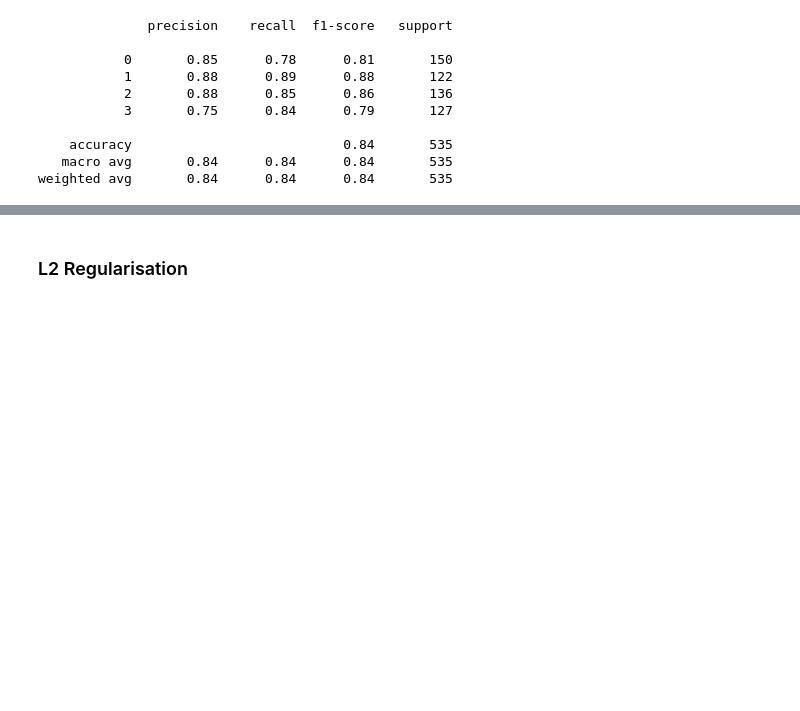
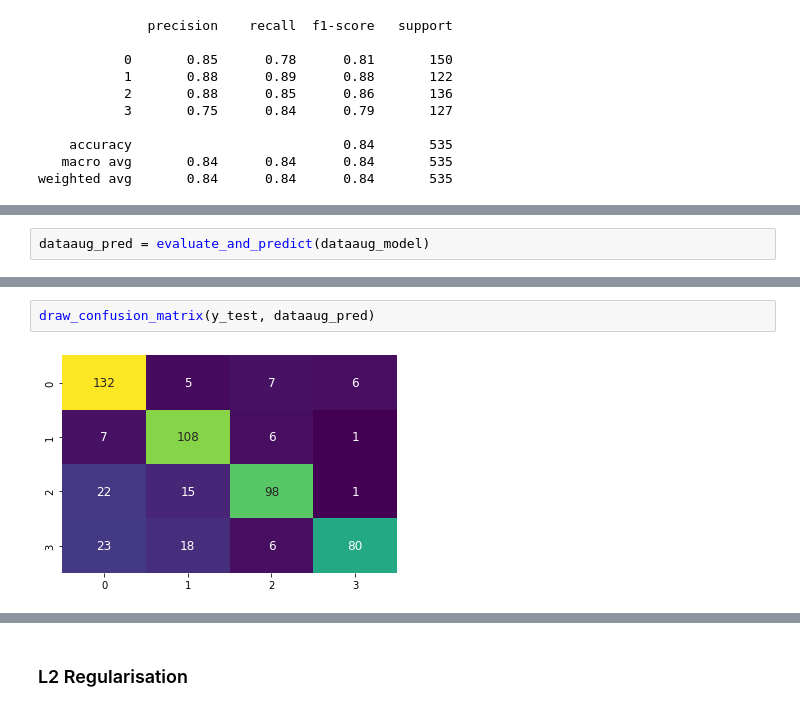
Before and after one commit to sur-sakthy/computer-vision, a Jupyter notebook: Assignment_1.ipynb, the cells around one changed output, grey strips where cells are left out. Saved outputs shown, nothing was run; the diff lists cells and outputs as text; blank space fills up the shorter version.

```diff
--- a/Assignment_1.ipynb
+++ b/Assignment_1.ipynb
@@ -631,0 +724,2 @@ weighted avg       0.84      0.84      0.84       535
+# %%
+dataaug_pred = evaluate_and_predict(dataaug_model)
@@ -631,0 +734,4 @@ weighted avg       0.84      0.84      0.84       535
+# %%
+draw_confusion_matrix(y_test, dataaug_pred)
+# %% [output]
+[figure, added]
```
Also changed, not shown: parts of 20 cells of this notebook.
